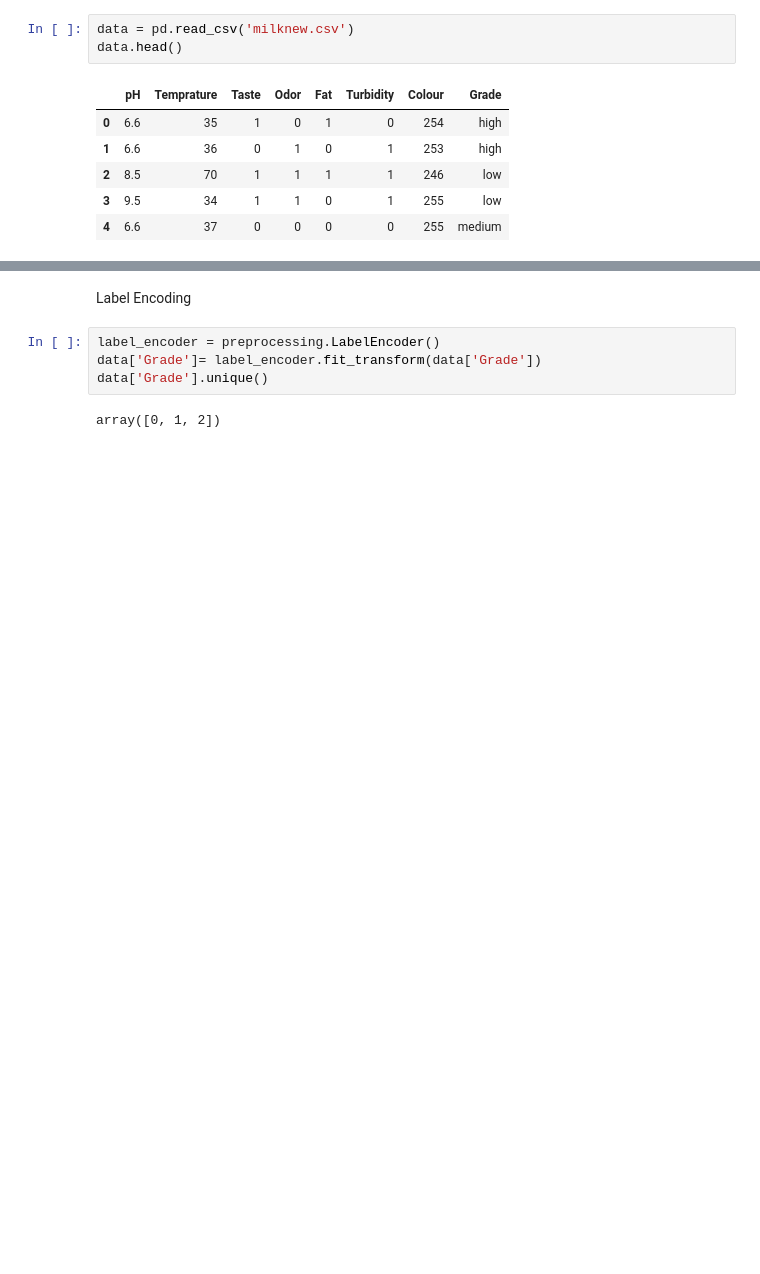
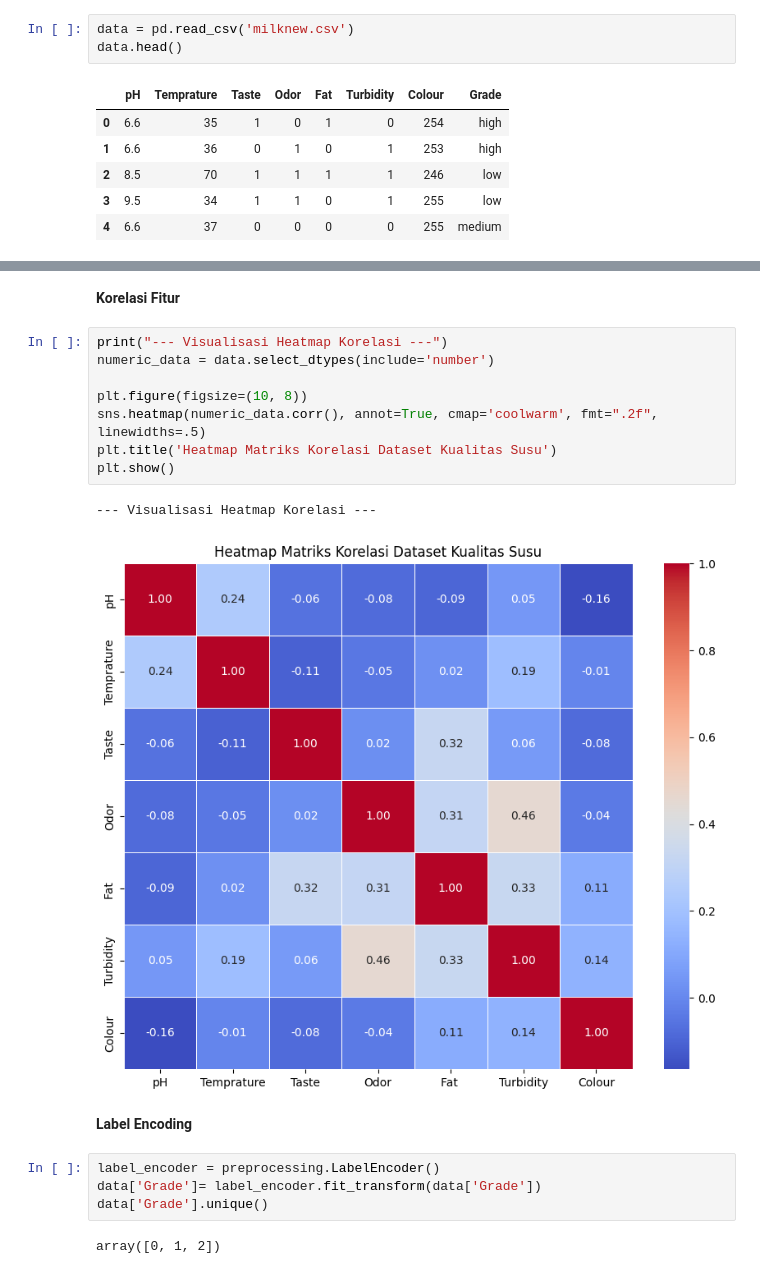
Before and after one commit to jekshelby/MilkQualityPrediction, a Jupyter notebook: milkprediction.ipynb, the cells around one changed output, grey strips where cells are left out. Cells and saved outputs as stored; diff of their text form; blank space fills up the shorter version.

```diff
--- a/milkprediction.ipynb
+++ b/milkprediction.ipynb
@@ -25,5 +35,18 @@ data.head()
+# %% [markdown]
+**Korelasi Fitur**
+# %%
+print("--- Visualisasi Heatmap Korelasi ---")
+numeric_data = data.select_dtypes(include='number')
+
+plt.figure(figsize=(10, 8))
+sns.heatmap(numeric_data.corr(), annot=True, cmap='coolwarm', fmt=".2f", linewidths=.5)
+plt.title('Heatmap Matriks Korelasi Dataset Kualitas Susu')
+plt.show()
+# %% [output]
+--- Visualisasi Heatmap Korelasi ---
+[figure, added]
 # %% [markdown]
-Label Encoding
+**Label Encoding**
 # %%
 label_encoder = preprocessing.LabelEncoder()
 data['Grade']= label_encoder.fit_transform(data['Grade'])
```
Also changed, not shown: parts of 19 cells of this notebook, 1 other file.
